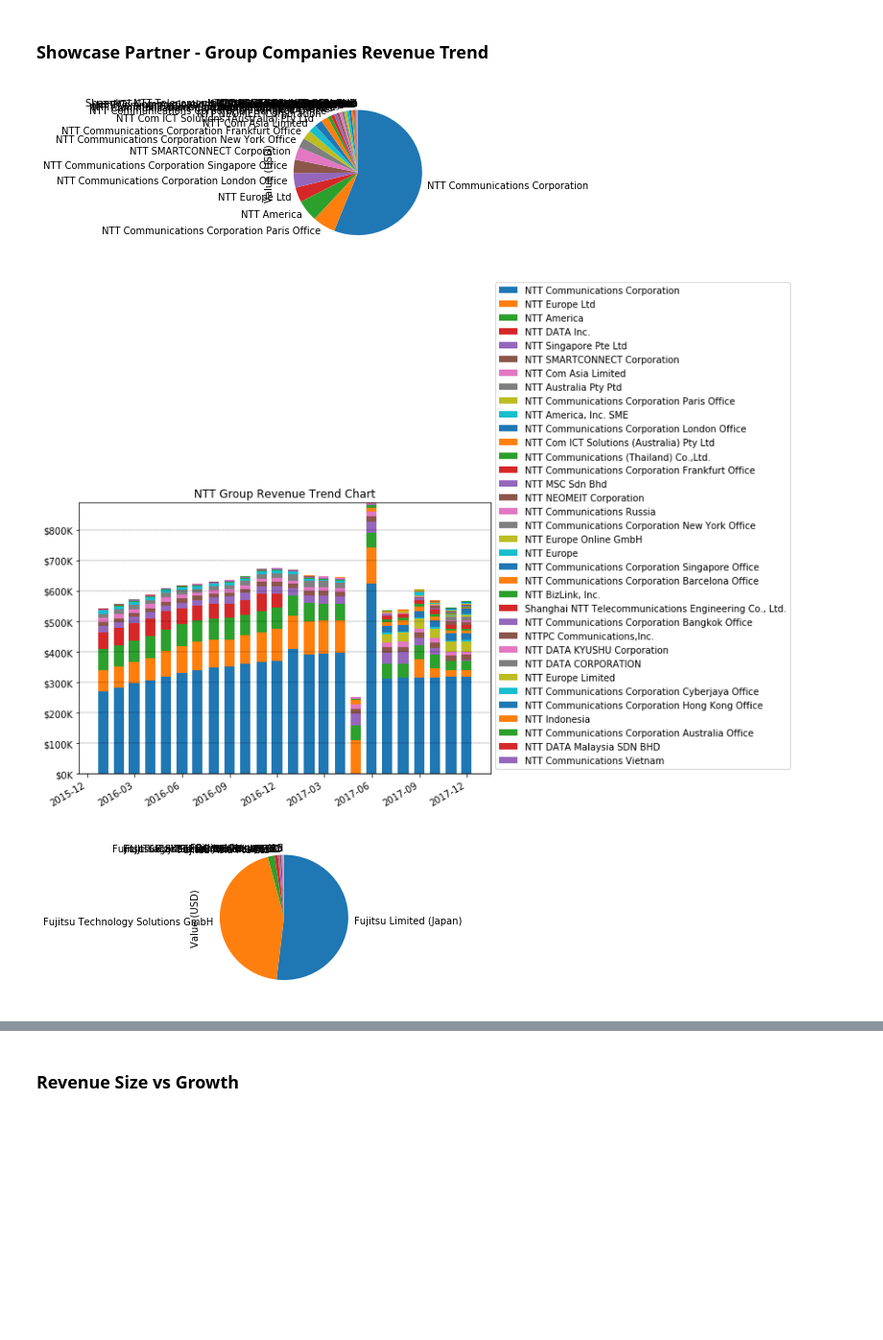
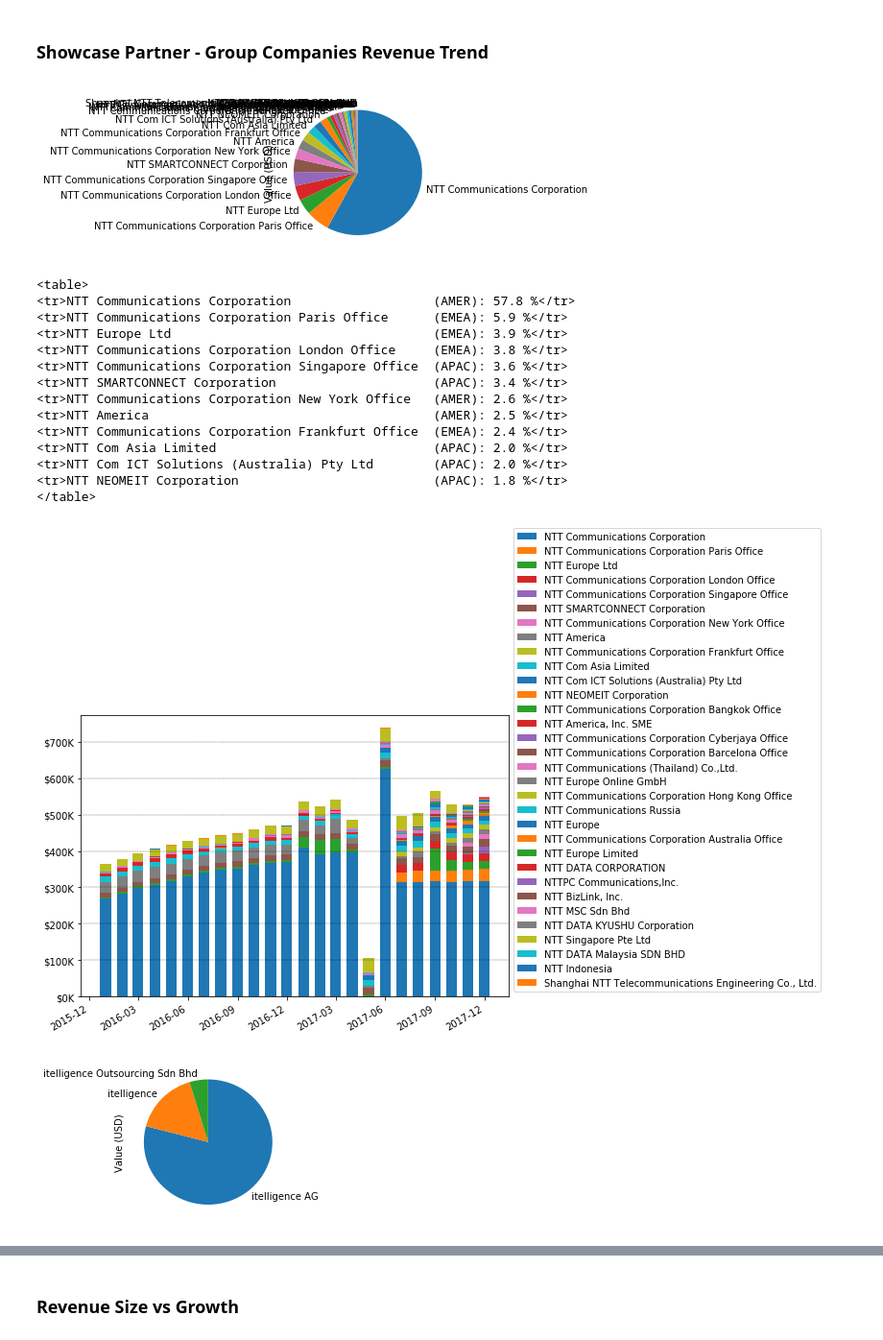
Before and after one commit to k1fukumoto/vcpp-data, a Jupyter notebook: report/GlobalUsagePoints.ipynb, the cells around one changed output, grey strips where cells are left out. Shown at 96% size. Drawn from its saved outputs; the diff is of its cells as text; code cells hidden in the pictures; blank space fills up the shorter version.

```diff
--- a/report/GlobalUsagePoints.ipynb
+++ b/report/GlobalUsagePoints.ipynb
@@ -12,14 +12,23 @@ import datetime
 import numpy as np
 from plot_helper import *
 
-CSV_FILE = '../data/GlobalUsageReport.csv'
-CSV_FILE_LATEST = '../data/GlobalUsageReport_Latest.csv'
+CSV_FILES = [
+    '../data/GlobalUsageReport_02-22-2018.csv'
+#    '../data/GlobalUsageReport.csv'
+]
 
 try:
     df_raw
 except NameError:
-    df_raw = pd.read_csv(CSV_FILE,encoding="ISO-8859-1",parse_dates=['Usage Period'])#
-#    df_raw_latest = pd.read_csv(CSV_FILE_LATEST,encoding="ISO-8859-1",parse_dates=['Usage Period'])
+    df_list = []
+    for csv in CSV_FILES:
+        print('Start reading {}...'.format(csv),end='')
+        df_ = pd.read_csv(csv,encoding="ISO-8859-1",parse_dates=['Usage Period'])
+        print(' {:,} records found'.format(df_.shape[0]))
+        df_list.append(df_)
+
+    df_raw = pd.concat(df_list).drop_duplicates(subset=['Service Provider','Usage Period','SKU','Contract No'],keep='first')
+
 #    df_raw = pd.concat([df_raw,df_raw_latest]).drop_duplicates(subset=['Service Provider','Usage Period','SKU','Contract No'],keep='first')
 
 df_raw.groupby('Usage Period')['Value (USD)'].sum().plot()
@@ -335,42 +333,60 @@ plot_rank_df(build_rank_df(df[df['Country'] == 'Japan'],5,range(0,20)))
 # %% [markdown]
 ### Showcase Partner - Group Companies Revenue Trend
 # %%
-def partner_rev_trend(group,key='Value (USD)'):
-    sp_group = df[df['Partner Group Name'] == group]
+def partner_rev_trend(df_group,key='Value (USD)'):
+    # sort by revenue size at the last month
+    s_lm = df_group[df_group['Usage Period'] == END_MONTH].groupby('Service Provider')[key].sum().sort_values(ascending=False)
 
-    # sort by revenue size at the last month
-    sp_lm = sp_group[sp_group['Usage Period'] == END_MONTH].groupby('Service Provider')[key].sum().sort_values(ascending=False)
-
-    sp_lm.plot.pie(startangle=90,counterclock=False)
+    # plot pie chart
+    s_lm.plot.pie(startangle=90,counterclock=False)
     plt.gcf().set_size_inches(3,3)
     plt.show()
 
-#    sp_group = df[df['Partner Group Name'] == group]
-    sp_sorted = sp_group.groupby('Service Provider')[key].sum().sort_values(ascending=False)
+    # get the series of entire usage period
+    index = df_group.groupby('Usage Period')[key].sum().index
 
-    # get the series of usage period
-    index = sp_group.groupby('Usage Period')[key].sum().index
-
+    total_rev = s_lm.sum()
     prev_bar = 0
-    for sp in sp_sorted.index:
-        rev_by_period = df[df['Service Provider'] == sp].groupby('Usage Period')[key].sum()
+    rows = []
+    for sp,rev in s_lm.items():
+        df_sp = df[df['Service Provider'] == sp]
+        if rev/total_rev > 0.01:
+            rows.append('{:48s} ({}): {:,.1f} %'.format(sp,df_sp['GEO'].iloc[0],rev/total_rev*100))
+        rev_by_period = df_sp.groupby('Usage Period')[key].sum()
         for up in index:
             if not up in rev_by_period.keys():
-                rev_by_period.set_value(up,0.0)
+                rev_by_period.at[up] = 0.0
         rev_by_period = rev_by_period.sort_index()
 
         plt.bar(rev_by_period.index,rev_by_period.values,width=20,label=sp,bottom=prev_bar)
         prev_bar += rev_by_period.values
 
+    print('<table>')
+    for r in rows:
+        print('<tr>{}</tr>'.format(r))
+    print('</table>')
+
     format_trend_chart()
-
-    plt.title('{} Group Revenue Trend Chart'.format(group))
     plt.gcf().set_size_inches(8,6)
     plt.show()
 
-partner_rev_trend('NTT')
-partner_rev_trend('Fujitsu')
+partner_rev_trend(df[df['Partner Group Name'] == 'NTT'])
+partner_rev_trend(df[df['Service Provider'].str.match('itelligence')])
 # %% [output]
-[figure, old version]
+[figure, new version]
+<table>
+<tr>NTT Communications Corporation                   (AMER): 57.8 %</tr>
+<tr>NTT Communications Corporation Paris Office      (EMEA): 5.9 %</tr>
+<tr>NTT Europe Ltd                                   (EMEA): 3.9 %</tr>
+<tr>NTT Communications Corporation London Office     (EMEA): 3.8 %</tr>
+<tr>NTT Communications Corporation Singapore Office  (APAC): 3.6 %</tr>
+<tr>NTT SMARTCONNECT Corporation                     (APAC): 3.4 %</tr>
+<tr>NTT Communications Corporation New York Office   (AMER): 2.6 %</tr>
+<tr>NTT America                                      (AMER): 2.5 %</tr>
+<tr>NTT Communications Corporation Frankfurt Office  (EMEA): 2.4 %</tr>
+<tr>NTT Com Asia Limited                             (APAC): 2.0 %</tr>
+<tr>NTT Com ICT Solutions (Australia) Pty Ltd        (APAC): 2.0 %</tr>
+<tr>NTT NEOMEIT Corporation                          (APAC): 1.8 %</tr>
+</table>
-[figure, old version]
+[figure, new version]
-[figure, old version]
+[figure, new version]
```
Also changed, not shown: parts of 14 cells of this notebook.
